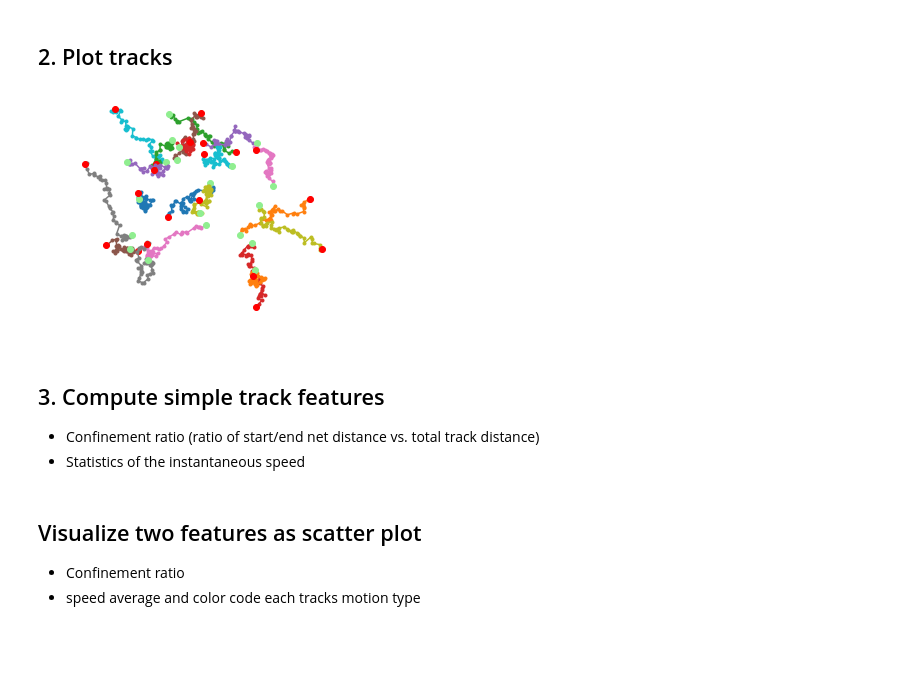
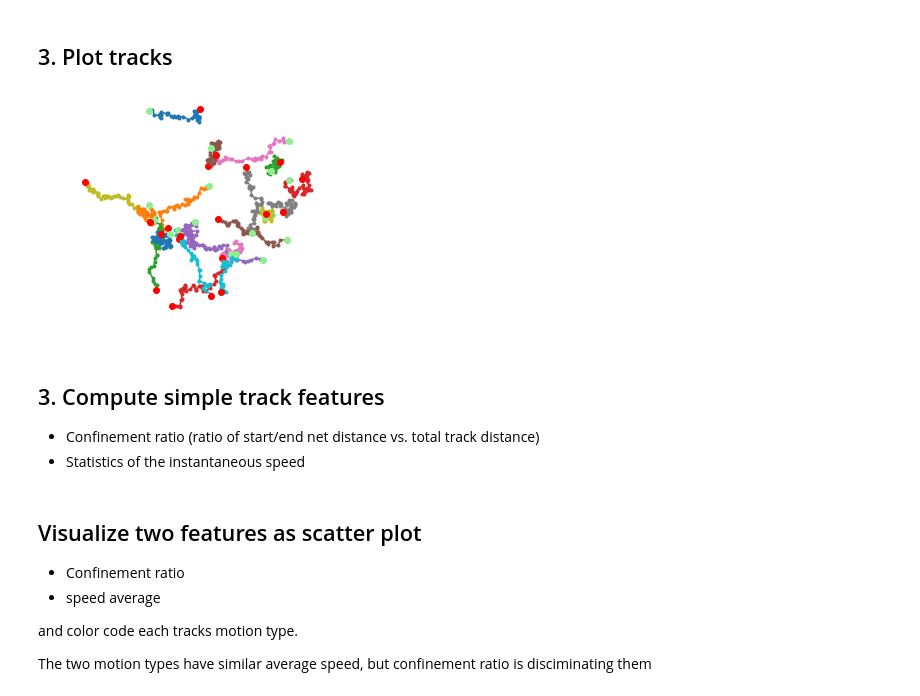
Before and after one commit to sommerc/trackpal, a Jupyter notebook: examples/01_track_features.ipynb, the cells around one changed output. Saved outputs shown, nothing was run; the diff lists cells and outputs as text; code cells hidden in the pictures; blank space fills up the shorter version.

```diff
--- a/examples/01_track_features.ipynb
+++ b/examples/01_track_features.ipynb
@@ -12,9 +34,12 @@ import trackpal as tp
 # %%
-trj_brownian = tp.simulate.brownian(n_tracks=10)
-trj_linear   = tp.simulate.brownian_linear(n_tracks=10)
+trackid = "TrackID"
+frameid = "FRAME"
+coords_xy = ["Position X", "Position Y"]
 
 trj_brownian["label"] = 0
 trj_linear["label"]   = 1
 
 # concatenate (note: the trackids need to be relabeled)
-trj = tp.concat_relabel([trj_linear, trj_brownian])
+trj = tp.concat_relabel([trj_linear, trj_brownian], trackid=trackid)
+
+trj
@@ -21,9 +60,9 @@ trj = tp.concat_relabel([trj_linear, trj_brownian])
 # %% [markdown]
-## 2. Plot tracks
+## 3. Plot tracks
 # %%
-trj.groupby(trj.id.track).apply(tp.visu.plot_trj, coords=trj.id.xy, line_fmt=".-");
+trj.groupby(trackid).apply(tp.visu.plot_trj, coords=coords_xy, line_fmt=".-");
 # %% [output]
-[figure, old version]
+[figure, new version]
 # %% [markdown]
 ## 3. Compute simple track features
  * Confinement ratio (ratio of start/end net distance vs. total track distance)
@@ -48,7 +87,10 @@ features = pd.concat([conf_ratio_res, speed_stats_res, y], axis=1)
 ## Visualize two features as scatter plot
 * Confinement ratio
 * speed average
-and color code each tracks motion type
+
+and color code each tracks motion type.
+
+The two motion types have similar average speed, but confinement ratio is disciminating them
 # %%
 # plot with pandas
 features.plot.scatter(x="confinement_ratio", y="speed_stats_mean", c="label", cmap="coolwarm");
```
Also changed, not shown: parts of 6 cells of this notebook, 4 other files.
